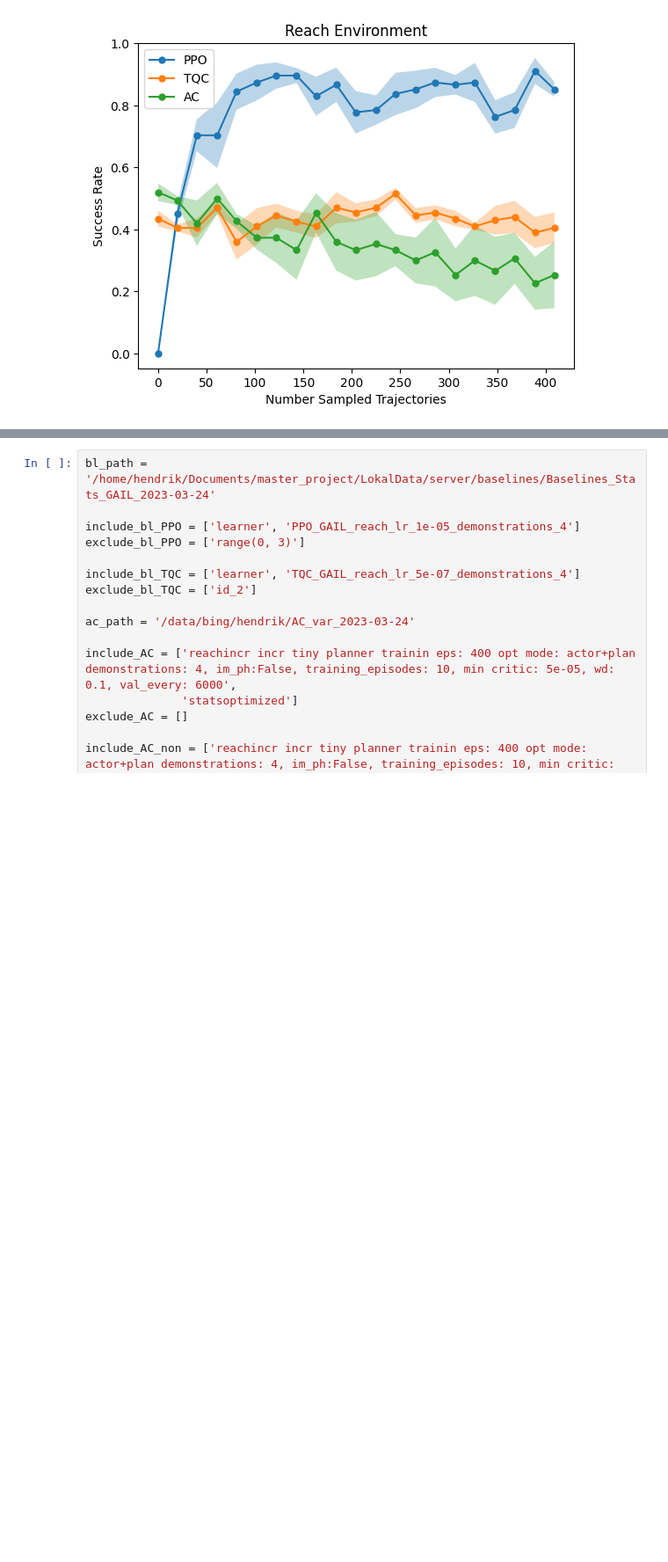
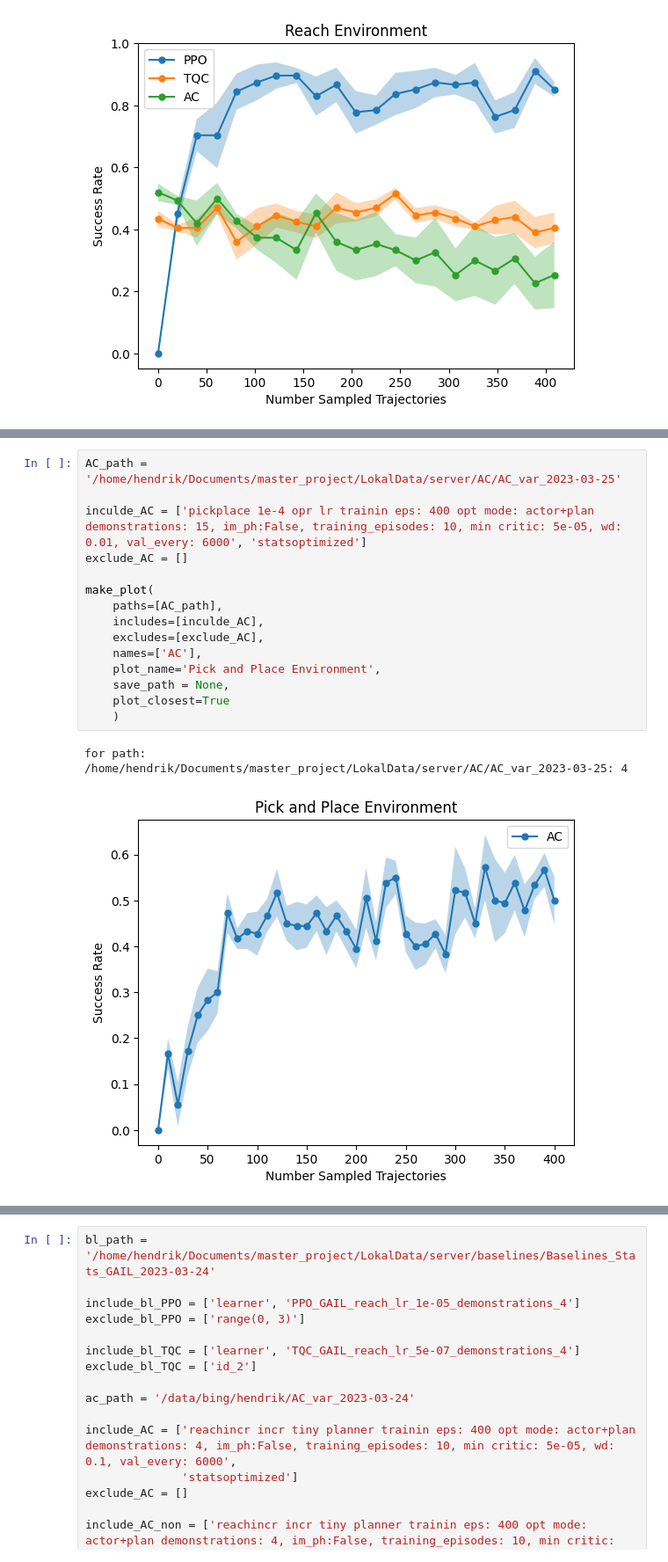
Before and after one commit to ReliableTree/ActiveCritic, a Jupyter notebook: src/active_critic/analyze_stats/analyze_stats.ipynb, the cells around one changed output, grey strips where cells are left out. Shown at 88% size. Cells and saved outputs as stored; diff of their text form; blank space fills up the shorter version.

```diff
--- a/src/active_critic/analyze_stats/analyze_stats.ipynb
+++ b/src/active_critic/analyze_stats/analyze_stats.ipynb
@@ -125,0 +180,18 @@ for path: /home/hendrik/Documents/master_project/LokalData/server/baselines/Base
+# %%
+AC_path = '/home/hendrik/Documents/master_project/LokalData/server/AC/AC_var_2023-03-25'
+
+inculde_AC = ['pickplace 1e-4 opr lr trainin eps: 400 opt mode: actor+plan demonstrations: 15, im_ph:False, training_episodes: 10, min critic: 5e-05, wd: 0.01, val_every: 6000', 'statsoptimized']
+exclude_AC = []
+
+make_plot(
+    paths=[AC_path],
+    includes=[inculde_AC],
+    excludes=[exclude_AC],
+    names=['AC'],
+    plot_name='Pick and Place Environment',
+    save_path = None,
+    plot_closest=True
+    )
+# %% [output]
+for path: /home/hendrik/Documents/master_project/LokalData/server/AC/AC_var_2023-03-25: 4
+[figure, added]
```
Also changed, not shown: parts of 5 cells of this notebook.
